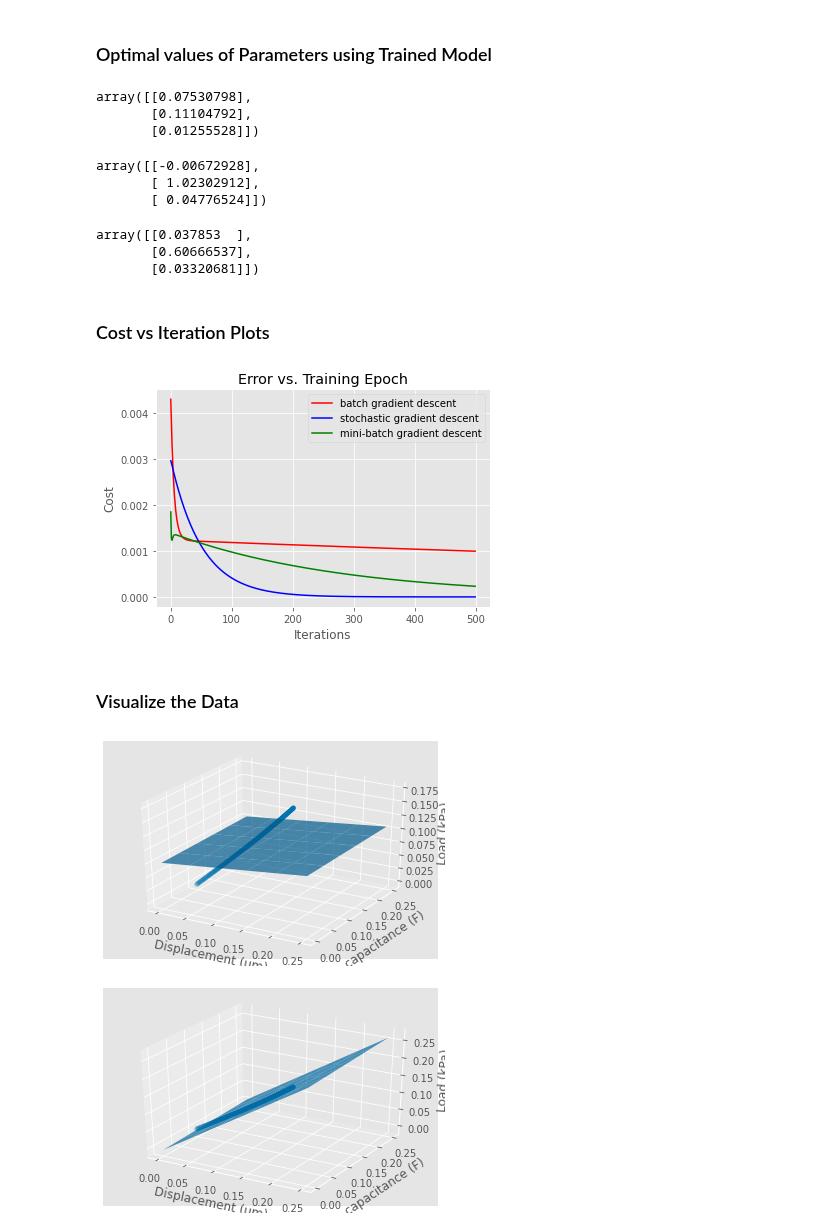
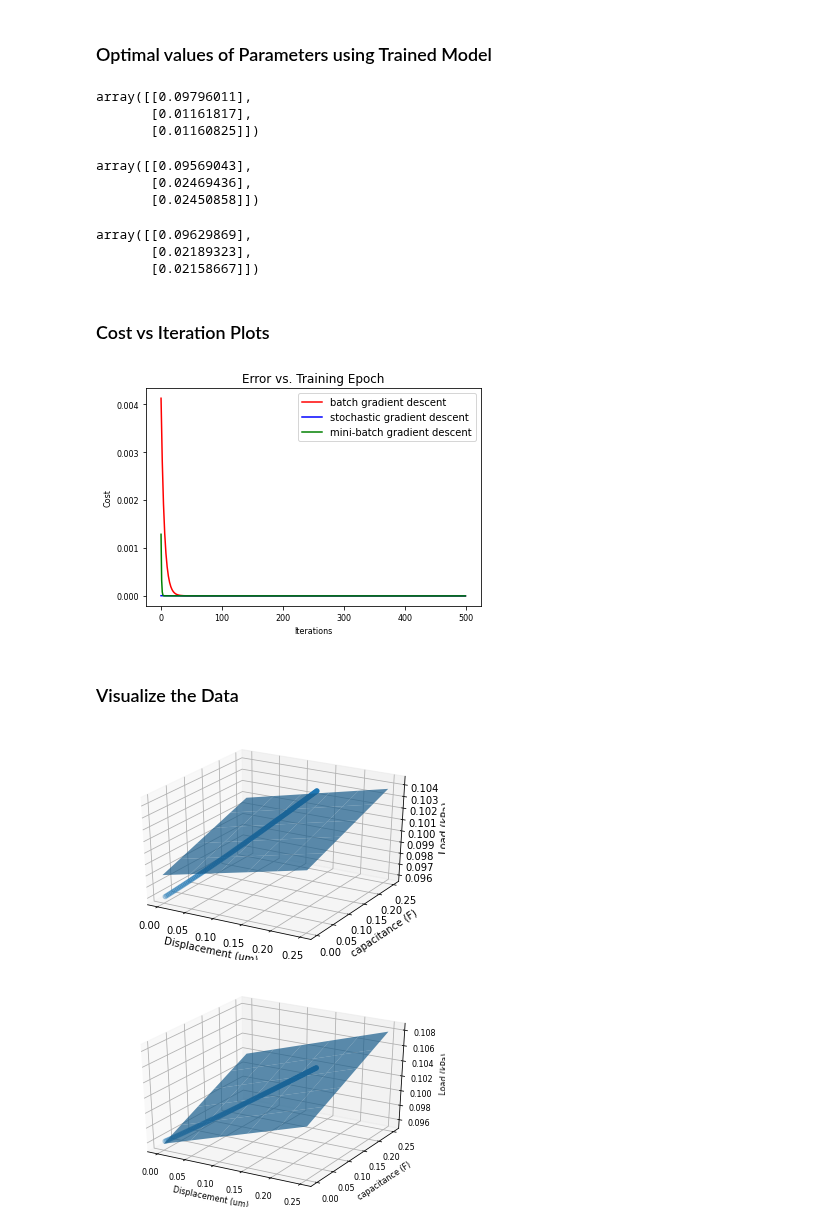
Before and after one commit to Sujal-vajire/Machine-learning-models, a Jupyter notebook: Multivariate_Linear_Regression2_Python.ipynb, the cells around one changed output. Drawn from its saved outputs; the diff is of its cells as text; code cells hidden in the pictures.

```diff
--- a/Multivariate_Linear_Regression2_Python.ipynb
+++ b/Multivariate_Linear_Regression2_Python.ipynb
@@ -15,7 +15,7 @@ import pandas as pd
 # %% [markdown]
 ### Read Data
 # %%
-data = pd.read_csv('new.csv',)
+data = pd.read_csv('NewB.csv',)
 # %%
 data.shape
 # %% [output]
@@ -34,7 +34,8 @@ Y = data[:, 2:]
 # %%
 # Fixing random state for reproducibility
 np.random.seed(19680801)
-
+plt.rcParams.update({'font.size': 8})
+resolution_value = 600
 fig = plt.figure()
 ax = fig.add_subplot(111, projection='3d')
 
@@ -46,7 +47,7 @@ ax.scatter(xs, ys, zs)
 ax.set_xlabel('Displacement (um)')
 ax.set_ylabel('capacitance (F)')
 ax.set_zlabel('Load (kPa)')
-
+#plt.savefig("myImage.png", format="png", dpi=resolution_value)
 
 plt.show()
 # %% [output]
@@ -162,26 +163,28 @@ iteration :  400  loss :  0.0003320178846580072
 # %%
 theta
 # %% [output]
-array([[0.07530798],
-       [0.11104792],
-       [0.01255528]])
+array([[0.09796011],
+       [0.01161817],
+       [0.01160825]])
 # %%
 s_theta
 # %% [output]
-array([[-0.00672928],
-       [ 1.02302912],
-       [ 0.04776524]])
+array([[0.09569043],
+       [0.02469436],
+       [0.02450858]])
 # %%
 mb_theta
 # %% [output]
-array([[0.037853  ],
-       [0.60666537],
-       [0.03320681]])
+array([[0.09629869],
+       [0.02189323],
+       [0.02158667]])
 # %% [markdown]
 ### Cost vs Iteration Plots
 # %%
 #plot the cost
 fig, ax = plt.subplots()
+plt.rcParams.update({'font.size': 10})
+resolution_value = 600
 ax.plot(np.arange(max_iteration), cost, 'r')
 ax.plot(np.arange(max_iteration), s_cost, 'b')
 ax.plot(np.arange(max_iteration), mb_cost, 'g')
@@ -189,10 +192,10 @@ ax.legend(loc='upper right', labels=['batch gradient descent', 'stochastic gradi
 ax.set_xlabel('Iterations')
 ax.set_ylabel('Cost')
 ax.set_title('Error vs. Training Epoch')
-
+plt.savefig("myImage2.png", format="png", dpi=resolution_value)
 plt.show()
 # %% [output]
-[figure, old version]
+[figure, new version]
 # %% [markdown]
 ### Visualize the Data
 # %%
@@ -201,7 +204,8 @@ plt.show()
 
 fig = plt.figure()
 ax = fig.add_subplot(111, projection='3d')
-
+plt.rcParams.update({'font.size': 8})
+resolution_value = 600
 xs = X[:, 0]
 ys = X[:, 1]
 zs = Y
@@ -217,37 +221,39 @@ z = np.array([h(theta, np.array([[x,y]]))[0, 0] for x,y in zip(np.ravel(xp), np.
 zp = z.reshape(xp.shape)
 
 ax.plot_surface(xp, yp, zp, alpha=0.7)
-
+plt.savefig("Batch Gradient Descent.png", format="png", dpi=resolution_value)
 plt.show()
 # %% [output]
-[figure, old version]
+[figure, new version]
 # %%
 # Fixing random state for reproducibility
 # np.random.seed(19680801)
 
 fig = plt.figure()
 ax = fig.add_subplot(111, projection='3d')
+plt.rcParams.update({'font.size': 8})
+resolution_value = 600
 
 xs = X[:, 0]
 ys = X[:, 1]
 zs = Y
 ax.scatter(xs, ys, zs)
 
 ax.set_xlabel('Displacement (um)')
 ax.set_ylabel('capacitance (F)')
 ax.set_zlabel('Load (kPa)')
 
 
 x = y = np.arange(0, 0.3, 0.05)
 xp, yp = np.meshgrid(x, y)
 z = np.array([h(s_theta, np.array([[x,y]]))[0, 0] for x,y in zip(np.ravel(xp), np.ravel(yp))])
 zp = z.reshape(xp.shape)
 
 ax.plot_surface(xp, yp, zp, alpha=0.7)
-
+plt.savefig("Mini-Batch Gradient Descent.png", format="png", dpi=resolution_value)
 plt.show()
 # %% [output]
-[figure, old version]
+[figure, new version]
 # %%
 # Fixing random state for reproducibility
 # np.random.seed(19680801)
```
Also changed, not shown: parts of 10 cells of this notebook.
